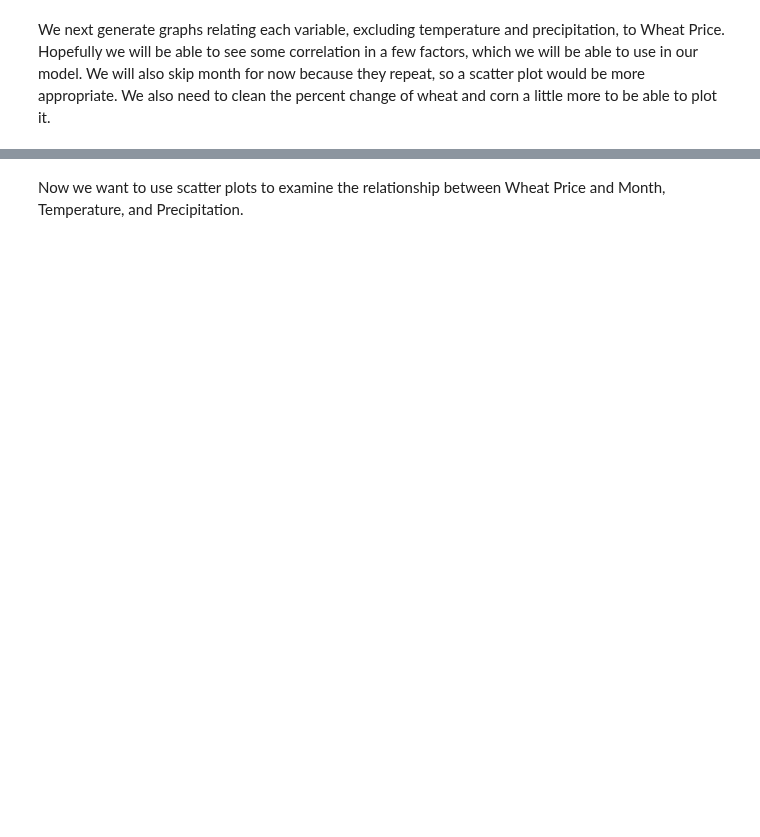
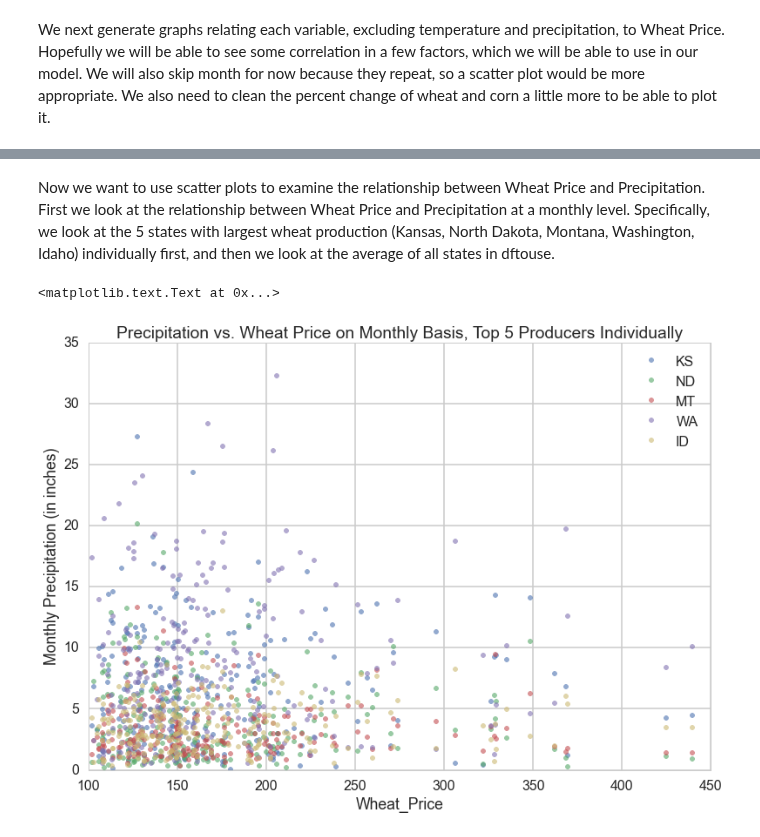
Before and after one commit to dwang953/109-Project, a Jupyter notebook: working_notebooks/Exploratory Data Analysis.ipynb, the cells around one changed output, grey strips where cells are left out. Drawn from its saved outputs; the diff is of its cells as text; code cells hidden in the pictures; blank space fills up the shorter version.

```diff
--- a/working_notebooks/Exploratory Data Analysis.ipynb
+++ b/working_notebooks/Exploratory Data Analysis.ipynb
@@ -221,2 +221,17 @@ for ax, p in zip(axes.ravel(), cols):
-# %% [markdown]
-Now we want to use scatter plots to examine the relationship between Wheat Price and Month, Temperature, and Precipitation.
+# %% [markdown]
+Now we want to use scatter plots to examine the relationship between Wheat Price and Precipitation. First we look at the relationship between Wheat Price and Precipitation at a monthly level. Specifically, we look at the 5 states with largest wheat production (Kansas, North Dakota, Montana, Washington, Idaho) individually first, and then we look at the average of all states in dftouse.
+# %%
+#Top 5 wheat producers, individually
+plt.xlabel('Wheat_Price')
+plt.ylabel('Monthly Precipitation (in inches)')
+plt.plot(dftouse['Wheat_Price'],dftouse["KS_P"], '.', alpha=.6)
+plt.plot(dftouse['Wheat_Price'],dftouse["ND_P"], '.', alpha=.6)
+plt.plot(dftouse['Wheat_Price'],dftouse["MT_P"], '.', alpha=.6)
+plt.plot(dftouse['Wheat_Price'],dftouse["WA_P"], '.', alpha=.6)
+plt.plot(dftouse['Wheat_Price'],dftouse["ID_P"], '.', alpha=.6)
+states = ['KS','ND','MT','WA','ID']
+plt.legend(states)
+plt.title('Precipitation vs. Wheat Price on Monthly Basis, Top 5 Producers Individually')
+# %% [output]
+<matplotlib.text.Text at 0x...>
+[figure, added]
```
Also changed, not shown: parts of 20 cells of this notebook, 1 other file.
